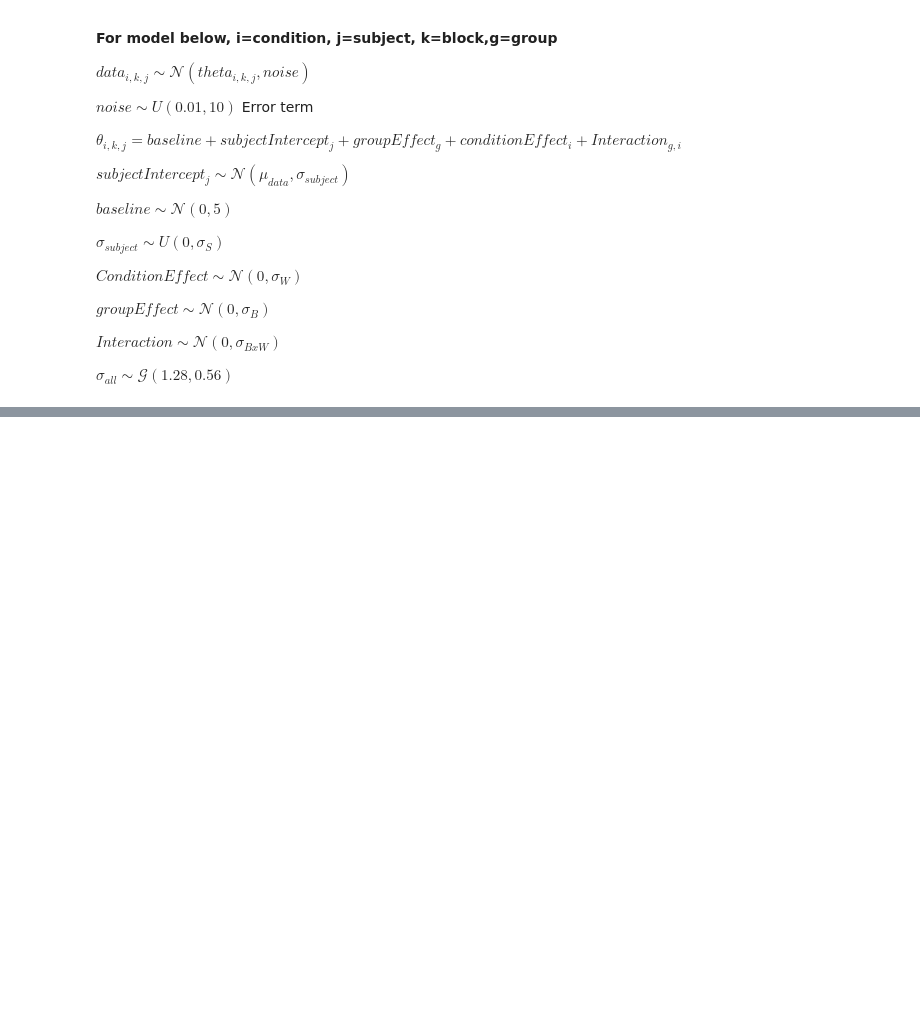
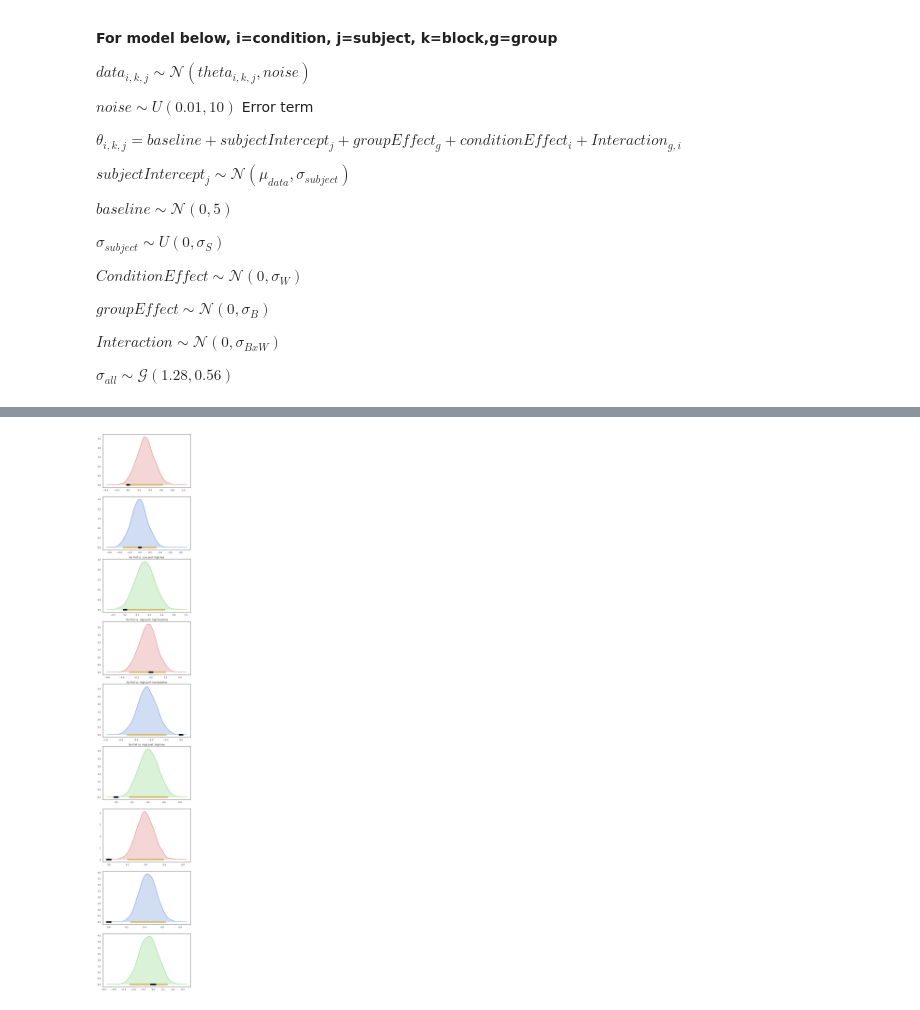
Before and after one commit to psharp1289/social_planets, a Jupyter notebook: Social Planets Modelling.ipynb, the cells around one changed output, grey strips where cells are left out. Saved outputs shown, nothing was run; the diff lists cells and outputs as text; code cells hidden in the pictures; blank space fills up the shorter version.

```diff
--- a/Social Planets Modelling.ipynb
+++ b/Social Planets Modelling.ipynb
@@ -743,0 +715,93 @@ percentage of parameters above 0 = 0.35525
+# %%
+
+pop_diff2=pop_dBaseE-pop_dBase1
+unpop_diff2=unpop_dBaseE-unpop_dBase1
+diff_effect2=diff_pop_unpopE-diff_pop_unpop1
+
+ml_c, mr_c = highest_density_interval(pop_diff2)
+ml_r, mr_r = highest_density_interval(unpop_diff2)
+ml_, mr_ = highest_density_interval(diff_effect2)
+z=0
+for i in diff_effect2:
+    if i>rope:
+        z+=1
+print('percentage of parameters above 0 = {}'.format((z/len(diff_effect2))))
+print('')
+
+f, axs = plt.subplots(9, 1, figsize=(7, 40),sharex=False)
+
+ax0=sns.distplot(pop_diff2, hist=False,kde_kws={"shade": True},color="r", ax=axs[0])
+# ax0.set(title=' No Pref vs. Low pref: high-baseline',xlabel='')
+
+axs[0].plot([ml_c, mr_c],[0,0],linewidth=8.0,label='95% HDI',marker='o',color='y')
+axs[0].plot([-rope, rope],[0,0],linewidth=8.0,label='ROPE',marker='o',color='black')
+
+ax0=sns.distplot(unpop_diff2, hist=False,kde_kws={"shade": True},color="b", ax=axs[1])
+# ax0.set(title='No Pref vs. Low pref: low-baseline',xlabel='')
+
+axs[1].plot([ml_r, mr_r],[0,0],linewidth=8.0,label='95% HDI',marker='o',color='y')
+axs[1].plot([-rope, rope],[0,0],linewidth=8.0,label='ROPE',marker='o',color='black')
+
+ax0=sns.distplot(diff_effect2, hist=False,kde_kws={"shade": True},color="g", ax=axs[2])
+ax0.set(title='No Pref vs. Low pref: high-low',xlabel='')
+
+axs[2].plot([ml_, mr_],[0,0],linewidth=8.0,label='95% HDI',marker='o',color='y')
+axs[2].plot([-rope, rope],[0,0],linewidth=8.0,label='ROPE',marker='o',color='black')
+
+pop_diff3=pop_dBase2-pop_dBaseE
+unpop_diff3=unpop_dBase2-unpop_dBaseE
+diff_effect3=diff_pop_unpop2-diff_pop_unpopE
+
+ml_p, mr_p = highest_density_interval(pop_diff3)
+ml_f, mr_f = highest_density_interval(unpop_diff3)
+ml_x, mr_x = highest_density_interval(diff_effect3)
+
+
+ax0=sns.distplot(pop_diff3, hist=False,kde_kws={"shade": True},color="r", ax=axs[3])
+ax0.set(title=' No Pref vs. High pref: high-baseline',xlabel='')
+
+axs[3].plot([ml_p, mr_p],[0,0],linewidth=8.0,label='95% HDI',marker='o',color='y')
+axs[3].plot([-rope, rope],[0,0],linewidth=8.0,label='ROPE',marker='o',color='black')
+
+ax0=sns.distplot(unpop_diff3, hist=False,kde_kws={"shade": True},color="b", ax=axs[4])
+ax0.set(title='No Pref vs. High pref: low-baseline',xlabel='')
+
+axs[4].plot([ml_f, mr_f],[0,0],linewidth=8.0,label='95% HDI',marker='o',color='y')
+axs[4].plot([-rope, rope],[0,0],linewidth=8.0,label='ROPE',marker='o',color='black')
+
+ax0=sns.distplot(diff_effect3, hist=False,kde_kws={"shade": True},color="g", ax=axs[5])
+ax0.set(title='No Pref vs. High pref: high-low',xlabel='')
+
+axs[5].plot([ml_x, mr_x],[0,0],linewidth=8.0,label='95% HDI',marker='o',color='y')
+axs[5].plot([-rope, rope],[0,0],linewidth=8.0,label='ROPE',marker='o',color='black')
+
+pop_diffE=pop_dBaseE
+unpop_diffE=unpop_dBaseE
+diff_effectE=diff_pop_unpopE
+
+ml_q, mr_q = highest_density_interval(pop_diffE)
+ml_l, mr_l = highest_density_interval(unpop_diffE)
+ml_v, mr_v = highest_density_interval(diff_effectE)
+
+
+ax0=sns.distplot(pop_diffE, hist=False,kde_kws={"shade": True},color="r", ax=axs[6])
+# ax0.set(title=' No Pref: high-baseline',xlabel='')
+
+axs[6].plot([ml_q, mr_q],[0,0],linewidth=8.0,label='95% HDI',marker='o',color='y')
+axs[6].plot([-rope, rope],[0,0],linewidth=8.0,label='ROPE',marker='o',color='black')
+
+ax0=sns.distplot(unpop_diffE, hist=False,kde_kws={"shade": True},color="b", ax=axs[7])
+# ax0.set(title='No Pref: low-baseline',xlabel='')
+
+axs[7].plot([ml_l, mr_l],[0,0],linewidth=8.0,label='95% HDI',marker='o',color='y')
+axs[7].plot([-rope, rope],[0,0],linewidth=8.0,label='ROPE',marker='o',color='black')
+
+ax0=sns.distplot(diff_effectE, hist=False,kde_kws={"shade": True},color="g", ax=axs[8])
+# ax0.set(title='No Pref: high-low',xlabel='')
+
+axs[8].plot([ml_v, mr_v],[0,0],linewidth=8.0,label='95% HDI',marker='o',color='y')
+axs[8].plot([-rope, rope],[0,0],linewidth=8.0,label='ROPE',marker='o',color='black')
+
+plt.tight_layout()
+plt.show()
+# %% [output]
@@ -743,0 +809 @@ percentage of parameters above 0 = 0.35525
+[figure, added]
```
Also changed, not shown: parts of 19 cells of this notebook, 10 other files.
